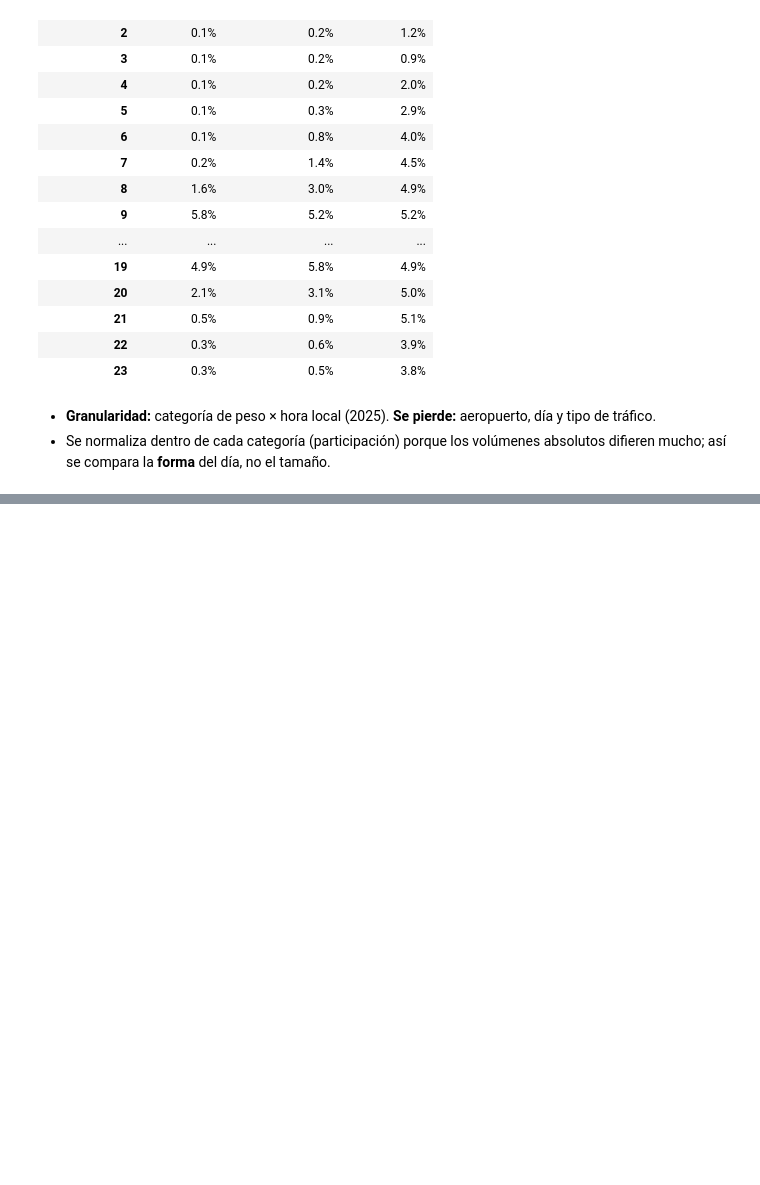
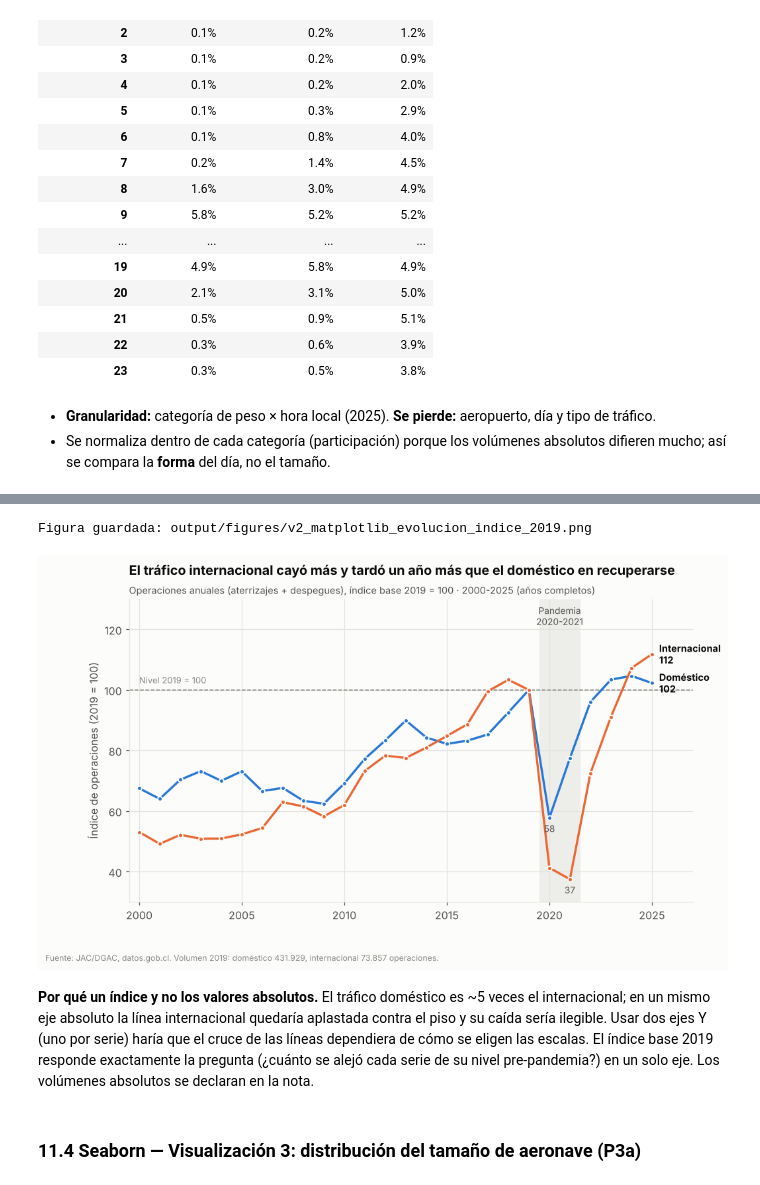
Before and after one commit to Felipepino1/visualizacion-transporte-zapata-urbina, a Jupyter notebook: notebooks/evaluacion02.ipynb, the cells around one changed output, grey strips where cells are left out. Cells and saved outputs as stored; diff of their text form; code cells hidden in the pictures; blank space fills up the shorter version.

```diff
--- a/notebooks/evaluacion02.ipynb
+++ b/notebooks/evaluacion02.ipynb
@@ -888,0 +969,9 @@ ag_hora.pivot_table(index="hora", columns="categoria_peso", values="participacio
+# %%
+p2 = (mensual.query("anio_completo")
+      .groupby(["anio", "tipo_trafico"])["n_operaciones"].sum()
+      .unstack("tipo_trafico"))
+p2_indice = p2 / p2.loc[2019] * 100
+anio_recupera = {c: int(p2_indice.loc[2020:, c][p2_indice.loc[2020:, c] >= 100].index.min())
+                 for c in p2_indice.columns}
+print("Primer año en volver al nivel 2019:", anio_recupera)
+p2.join(p2_indice.round(1), rsuffix=" índice").tail(8)
@@ -888,0 +990,35 @@ ag_hora.pivot_table(index="hora", columns="categoria_peso", values="participacio
+# %%
+fig, ax = plt.subplots(figsize=(10, 5.4))
+ax.axvspan(2019.5, 2021.5, color=estilo.GRILLA, alpha=0.6, lw=0)
+ax.text(2020.5, 128, "Pandemia\n2020-2021", ha="center", va="top", fontsize=9, color=estilo.TINTA_2)
+ax.axhline(100, color=estilo.TINTA_3, lw=1, ls="--")
+ax.text(2000, 101.5, "Nivel 2019 = 100", fontsize=8.5, color=estilo.TINTA_3, va="bottom")
+for serie, color in estilo.COLOR_TRAFICO.items():
+    ax.plot(p2_indice.index, p2_indice[serie], color=color, lw=2.2, marker="o", markersize=4.5,
+            markeredgecolor=estilo.SUPERFICIE, markeredgewidth=1.2)
+    ultimo = p2_indice[serie].iloc[-1]
+    ax.text(2025.35, ultimo, f"{serie}\n{ultimo:.0f}", color=estilo.TINTA, fontsize=9.5,
+            va="center", fontweight="bold")
+    minimo = p2_indice.loc[2020:2021, serie]
+    ax.annotate(f"{minimo.min():.0f}", (minimo.idxmin(), minimo.min()), textcoords="offset points",
+                xytext=(0, -14), ha="center", fontsize=9, color=estilo.TINTA_2)
+ax.set_xlim(1999.5, 2027)
+ax.set_ylim(30, 130)
+ax.set_xticks(range(2000, 2026, 5))
+ax.set_ylabel("Índice de operaciones (2019 = 100)")
+ax.set_title("El tráfico internacional cayó más y tardó un año más que el doméstico en recuperarse")
+estilo.subtitulo(ax, "Operaciones anuales (aterrizajes + despegues), índice base 2019 = 100 · 2000-2025 (años completos)")
+estilo.nota_fuente(fig, f"Fuente: JAC/DGAC, datos.gob.cl. Volumen 2019: doméstico {estilo.miles(p2.loc[2019, 'Doméstico'])}, "
+                   f"internacional {estilo.miles(p2.loc[2019, 'Internacional'])} operaciones.")
+estilo.guardar(fig, "v2_matplotlib_evolucion_indice_2019", FIGURAS)
+# %% [output]
+Figura guardada: output/figures/v2_matplotlib_evolucion_indice_2019.png
+[figure, added]
+# %% [markdown]
+**Por qué un índice y no los valores absolutos.** El tráfico doméstico es ~5 veces el internacional;
+en un mismo eje absoluto la línea internacional quedaría aplastada contra el piso y su caída sería
+ilegible. Usar dos ejes Y (uno por serie) haría que el cruce de las líneas dependiera de cómo se
+eligen las escalas. El índice base 2019 responde exactamente la pregunta (¿cuánto se alejó cada
+serie de su nivel pre-pandemia?) en un solo eje. Los volúmenes absolutos se declaran en la nota.
+# %% [markdown]
+### 11.4 Seaborn — Visualización 3: distribución del tamaño de aeronave (P3a)
```
Also changed, not shown: parts of 20 cells of this notebook, 7 other files.
